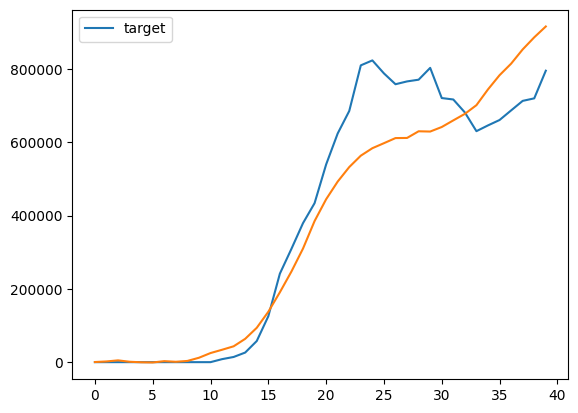
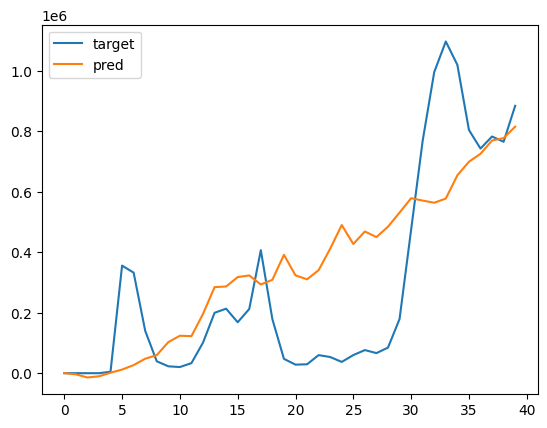
Unified diff of the notebook cell whose output changed from the first chart to the second:
--- before
+++ after
@@ -1,3 +1,3 @@
 plt.plot(e_targ,label='target')
-plt.plot(e_pred)
+plt.plot(e_pred,label='pred')
 plt.legend()

Commit: add relu and scaling options